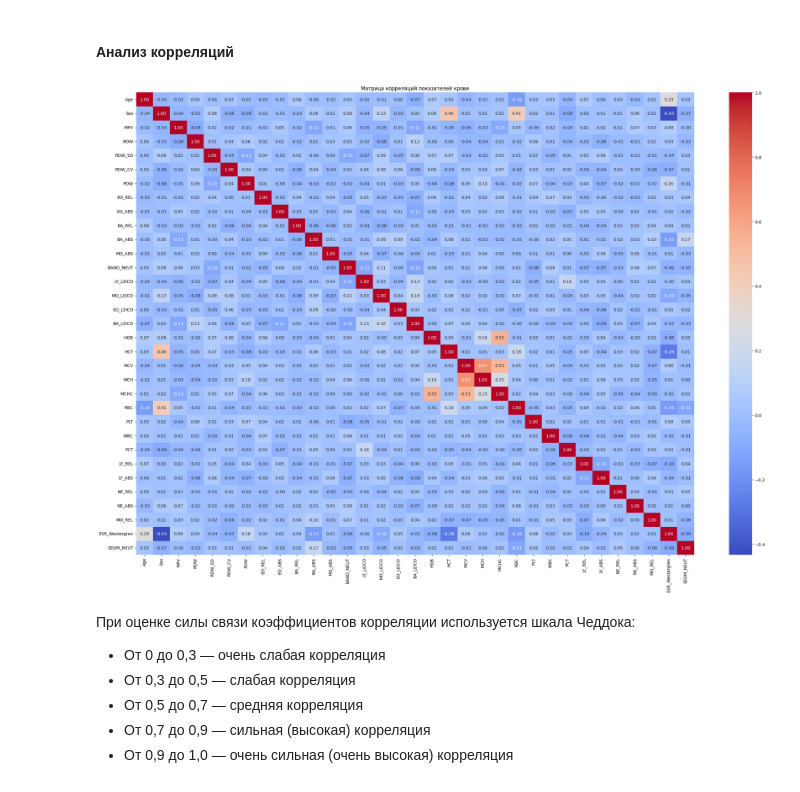
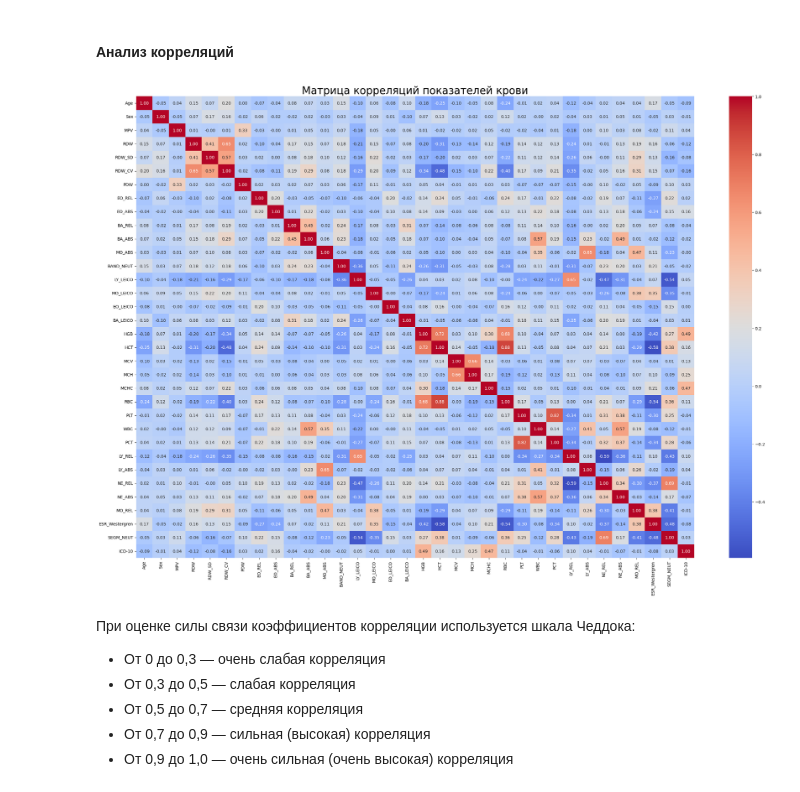
Before and after one commit to ekaterinakaz4255/hakaton_blood_classification, a Jupyter notebook: feature_selection.ipynb, the cells around one changed output. Saved outputs shown, nothing was run; the diff lists cells and outputs as text; code cells hidden in the pictures.

```diff
--- a/feature_selection.ipynb
+++ b/feature_selection.ipynb
@@ -46,5 +46,4 @@ display(df3.head(3))
 3 rows × 34 columns
 # %%
 # Изменяем названия столбцов с диагнозами, чтобы везде он назывался одинаково
-df1.rename(columns={'ICD-10': 'Diagnosis'}, inplace=True)
-df2.rename(columns={'ICD-10': 'Diagnosis'}, inplace=True)
+df3.rename(columns={'Diagnosis': 'ICD-10'}, inplace=True)
@@ -105,0 +88,9 @@ Index(['Age', 'Sex', 'MPV', 'RDW', 'RDW_SD', 'RDW_CV', 'PDW', 'EO_REL',
+# %%
+# Удаляем соответствующий столбец во втором датасете
+df2_dropped = df2.drop(axis=1, columns='COLOR_INDEX')
+# %%
+# Объединение всех датасетов
+combined_df = pd.concat([df1, df2_dropped, df3], ignore_index=True)
+
+# Вывод объединенного датафрейма
+combined_df.head()
@@ -105,0 +137,14 @@ Index(['Age', 'Sex', 'MPV', 'RDW', 'RDW_SD', 'RDW_CV', 'PDW', 'EO_REL',
+# %%
+# Список диагнозов
+diagnoses = list(combined_df['ICD-10'].unique())
+diagnoses.remove('Норма')
+
+# Создание словаря для кодирования
+diagnoses_dict = {diag: i for i, diag in enumerate(diagnoses)}
+diagnoses_dict['Норма'] = 0  # Убедимся, что 'Норма' имеет код 0
+
+# Применение кодирования к столбцу с диагнозом
+combined_df['ICD-10'] = combined_df['ICD-10'].map(diagnoses_dict)
+
+# Проверяем кодировку
+combined_df['ICD-10'].unique()
@@ -109,15 +157,15 @@ Index(['Age', 'Sex', 'MPV', 'RDW', 'RDW_SD', 'RDW_CV', 'PDW', 'EO_REL',
 #### Анализ корреляций
 # %%
 # Рассчитываем матрицу корреляций
-correlation_matrix = df.iloc[:,:-1].corr()
+correlation_matrix = combined_df.corr()
 
 # Создаем тепловую карту
 plt.figure(figsize=(30, 20))
 sns.heatmap(correlation_matrix, annot=True, fmt='.2f', cmap='coolwarm', cbar=True)
-plt.title('Матрица корреляций показателей крови')
+plt.title('Матрица корреляций показателей крови', fontsize=25)
 plt.show()
 # %% [output]
-[figure, old version]
+[figure, new version]
 # %% [markdown]
 При оценке силы связи коэффициентов корреляции используется шкала Чеддока:
 
```
Also changed, not shown: parts of 25 cells of this notebook, 1 other file.
